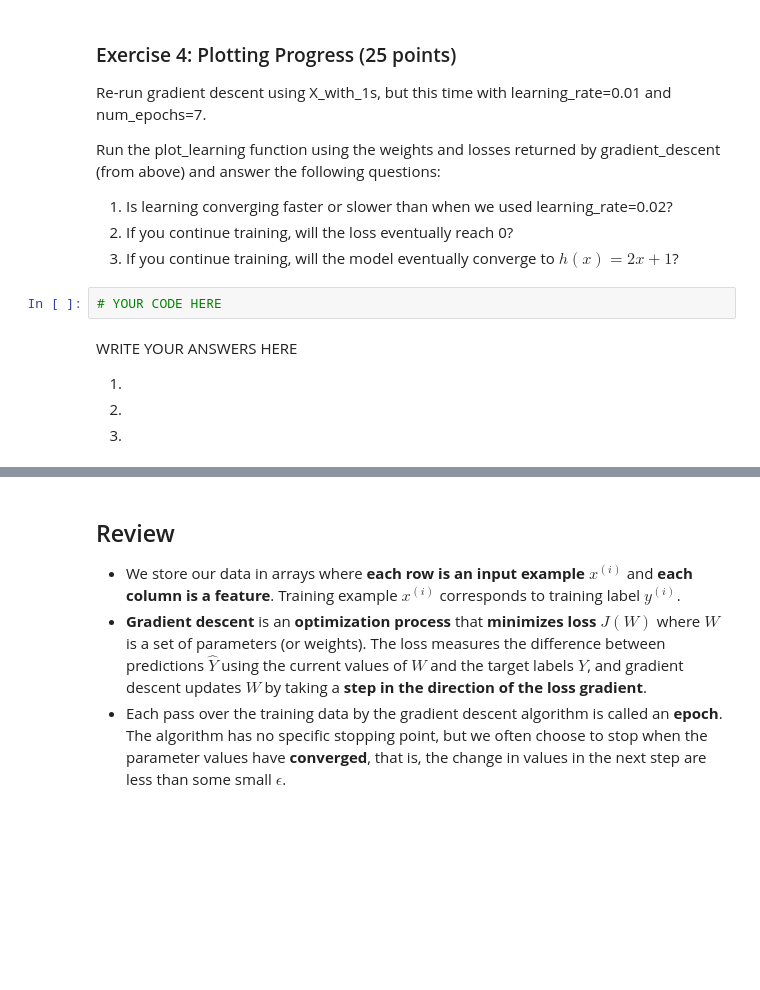
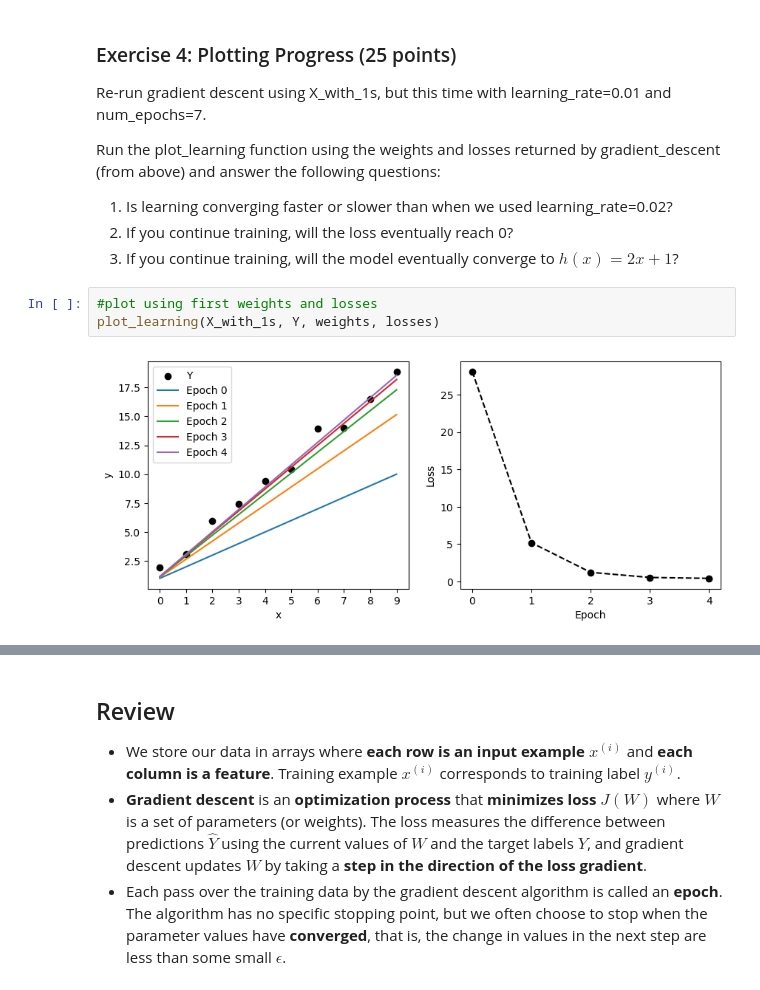
Before and after one commit to ucbahallaou/W207-Fall-2023, a Jupyter notebook: Homeworks/02 Linear Regression.ipynb, the cells around one changed output, grey strips where cells are left out. Saved outputs shown, nothing was run; the diff lists cells and outputs as text; blank space fills up the shorter version.

```diff
--- a/Homeworks/02 Linear Regression.ipynb
+++ b/Homeworks/02 Linear Regression.ipynb
@@ -344,11 +348,8 @@ Run the plot_learning function using the weights and losses returned by gradient
 1. Is learning converging faster or slower than when we used learning_rate=0.02?
 2. If you continue training, will the loss eventually reach 0?
 3. If you continue training, will the model eventually converge to $h(x)=2x+1$?
-# %%
-# YOUR CODE HERE
-# %% [markdown]
-WRITE YOUR ANSWERS HERE
-
-1.
-2.
-3.
+# %%
+#plot using first weights and losses
+plot_learning(X_with_1s, Y, weights, losses)
+# %% [output]
+[figure, added]
```
Also changed, not shown: parts of 5 cells of this notebook.
